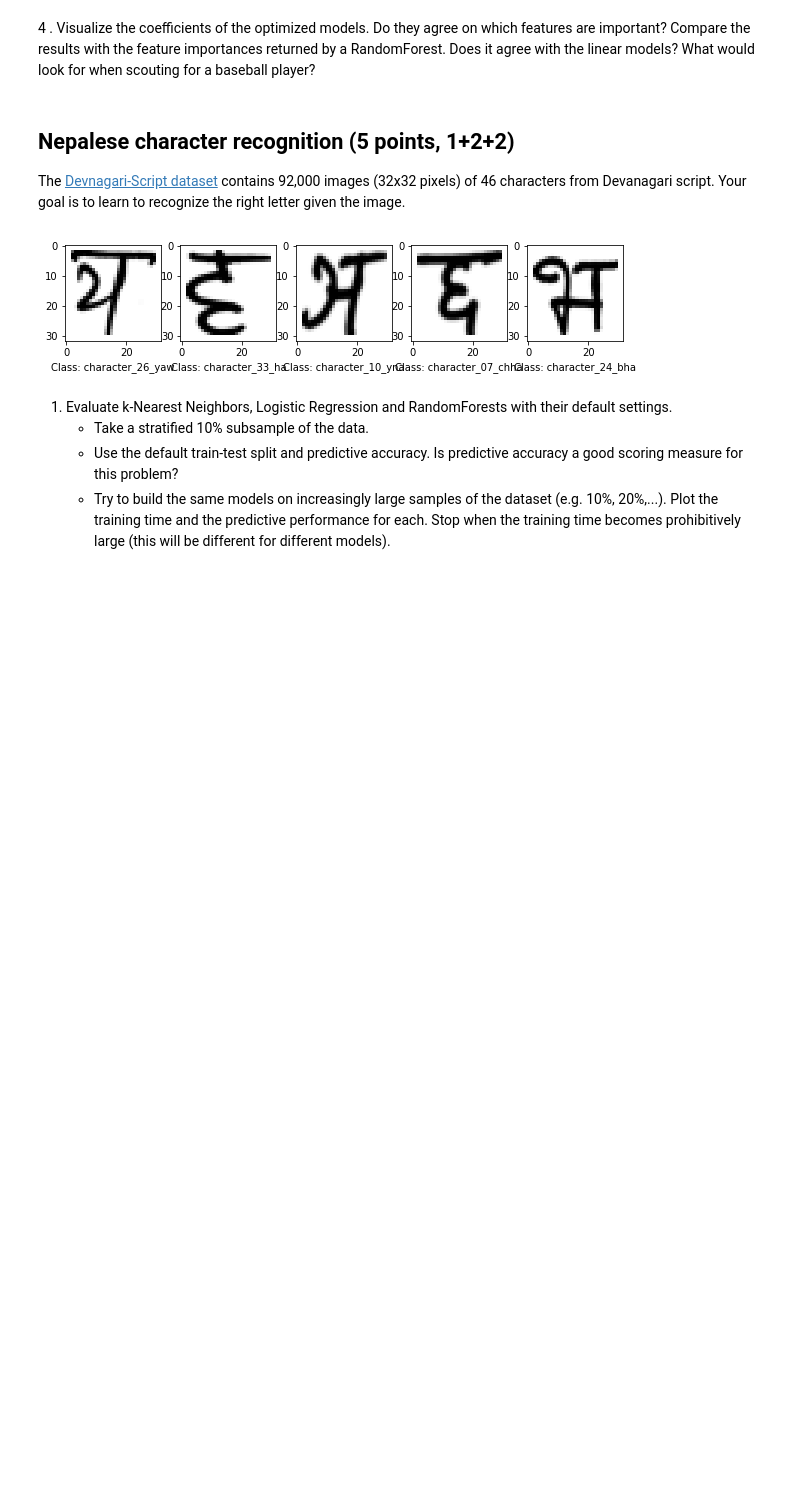
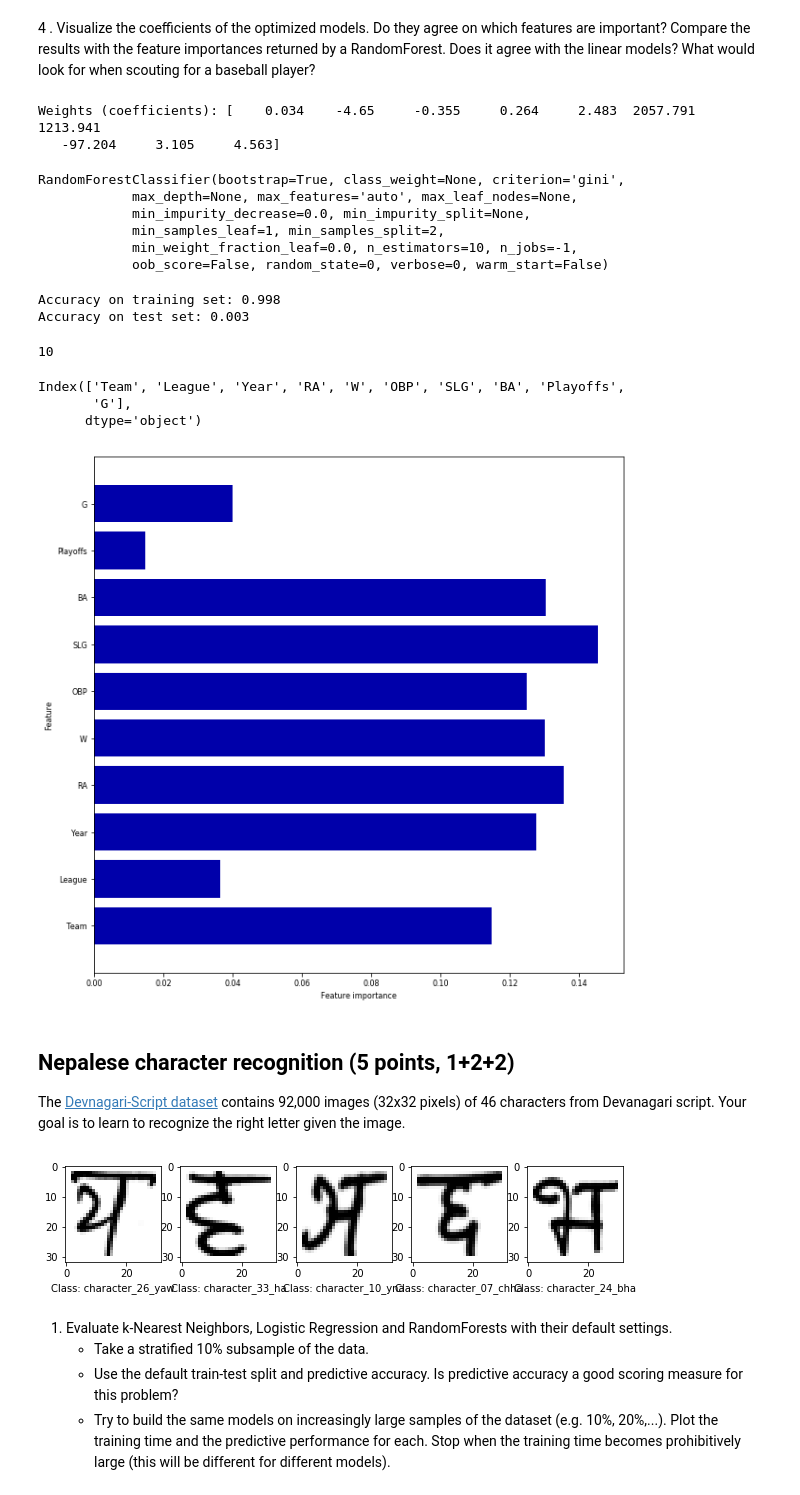
Before and after one commit to romanovar/ML, a Jupyter notebook: Assignment 1.ipynb, the cells around one changed output. Saved outputs shown, nothing was run; the diff lists cells and outputs as text; code cells hidden in the pictures; blank space fills up the shorter version.

Commit message:
added random forest 1d

```diff
--- a/Assignment 1.ipynb
+++ b/Assignment 1.ipynb
@@ -391,6 +490,44 @@ sns.tsplot(lasso_test,time=[0.001, 0.005, 0.01, 0.1, 1, 10, 100], color = 'r', a
 # %% [markdown]
 4 . Visualize the coefficients of the optimized models. Do they agree on which features are
 important? Compare the results with the feature importances returned by a RandomForest. Does it agree with the linear models? What would look for when scouting for a baseball player?
+# %%
+from sklearn.ensemble import RandomForestClassifier
+print("Weights (coefficients): {}".format(lasso0001.coef_))
+
+
+forest = RandomForestClassifier(n_jobs=-1, random_state=0)
+forest.fit(X_train, y_train)
+print("Accuracy on training set: {:.3f}".format(forest.score(X_train, y_train)))
+print("Accuracy on test set: {:.3f}".format(forest.score(X_test, y_test)))
+
+bf_new.shape[1]
+bf_new.columns
+def plot_feature_importances_cancer(model):
+    n_features = bf_new.shape[1]
+    plt.barh(range(n_features), model.feature_importances_, align='center')
+    plt.yticks(np.arange(n_features), bf_new.columns)
+    plt.xlabel("Feature importance")
+    plt.ylabel("Feature")
+    plt.ylim(-1, n_features)
+
+plt.rcParams.update({'font.size':8})
+plot_feature_importances_cancer(forest)
+# %% [output]
+Weights (coefficients): [    0.034    -4.65     -0.355     0.264     2.483  2057.791  1213.941
+   -97.204     3.105     4.563]
+RandomForestClassifier(bootstrap=True, class_weight=None, criterion='gini',
+            max_depth=None, max_features='auto', max_leaf_nodes=None,
+            min_impurity_decrease=0.0, min_impurity_split=None,
+            min_samples_leaf=1, min_samples_split=2,
+            min_weight_fraction_leaf=0.0, n_estimators=10, n_jobs=-1,
+            oob_score=False, random_state=0, verbose=0, warm_start=False)
+Accuracy on training set: 0.998
+Accuracy on test set: 0.003
+10
+Index(['Team', 'League', 'Year', 'RA', 'W', 'OBP', 'SLG', 'BA', 'Playoffs',
+       'G'],
+      dtype='object')
+[figure, added]
 # %% [markdown]
 ## Nepalese character recognition (5 points, 1+2+2)
 The [Devnagari-Script dataset](https://www.openml.org/d/40923) contains 92,000 images (32x32 pixels) of 46 characters from Devanagari script. Your goal is to learn to recognize the right letter given the image.
```
Also changed, not shown: parts of 5 cells of this notebook.
